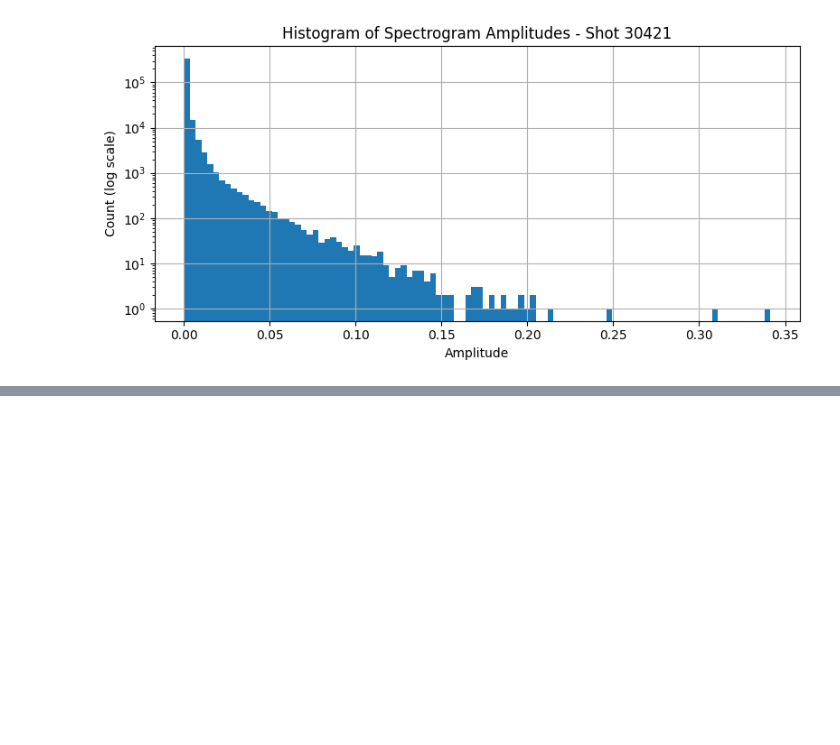
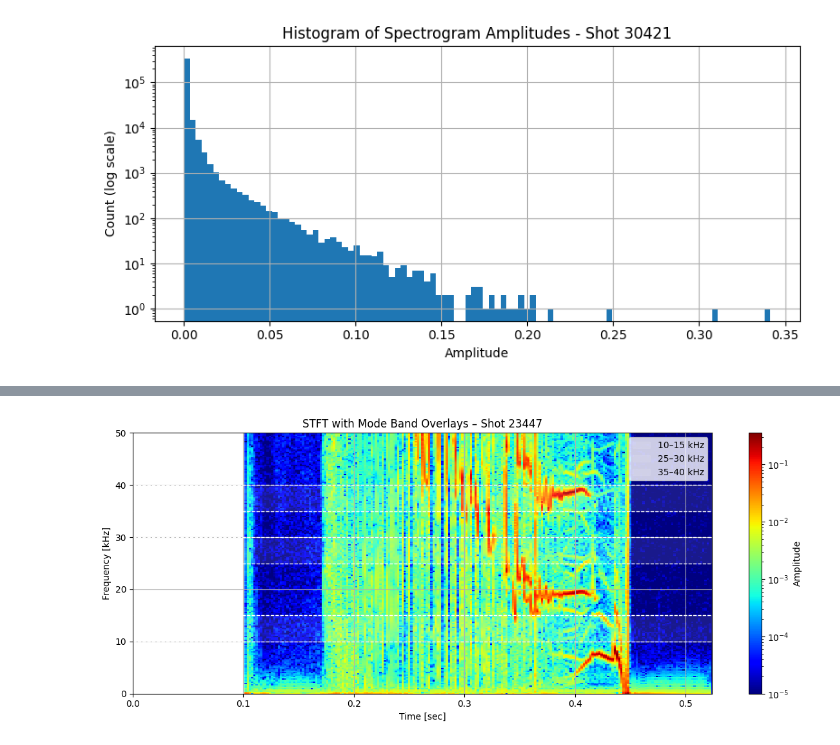
Before and after one commit to praksharma/Knowledge-Base, a Jupyter notebook: _sources/Theory/3. MHD modes/6. Contour detection.ipynb, the cells around one changed output, grey strips where cells are left out. Cells and saved outputs as stored; diff of their text form; code cells hidden in the pictures; blank space fills up the shorter version.

```diff
--- a/_sources/Theory/3. MHD modes/6. Contour detection.ipynb
+++ b/_sources/Theory/3. MHD modes/6. Contour detection.ipynb
@@ -266,0 +287,35 @@ plt.show()
+# %%
+def plot_spectrogram_with_bands(Zxx, f, t, bands_kHz, shot_id=None, vmin=1e-5):
+    import matplotlib.pyplot as plt
+    from matplotlib.colors import LogNorm
+
+    f_kHz = f / 1000
+    fig, ax = plt.subplots(figsize=(12, 5))
+
+    cax = ax.pcolormesh(t, f_kHz, np.abs(Zxx), shading='nearest',
+                        norm=LogNorm(vmin=vmin), cmap='jet')
+
+    # Overlay horizontal bands
+    for band in bands_kHz:
+        fmin, fmax = band
+        ax.axhline(fmin, color='white', linestyle='--', lw=1)
+        ax.axhline(fmax, color='white', linestyle='--', lw=1)
+        ax.fill_between(t, fmin, fmax, color='white', alpha=0.1, label=f"{fmin}–{fmax} kHz")
+
+    ax.set_ylim(0, 50)
+    ax.set_xlim(t[0], t[-1])
+    ax.set_xlabel("Time [sec]")
+    ax.set_ylabel("Frequency [kHz]")
+    title = "STFT with Mode Band Overlays"
+    if shot_id is not None:
+        title += f" – Shot {shot_id}"
+    ax.set_title(title)
+    plt.colorbar(cax, ax=ax, label="Amplitude")
+    ax.legend()
+    ax.grid(True)
+    plt.tight_layout()
+# %%
+bands_kHz = [(10, 15), (25, 30), (35, 40)]  # You can adjust based on expected modes
+plot_spectrogram_with_bands(Zxx_list[0], f_list[0], t_list[0], bands_kHz, shot_id=shot_ids[0])
+# %% [output]
+[figure, added]
```
Also changed, not shown: parts of 21 cells of this notebook, 11 other files.
